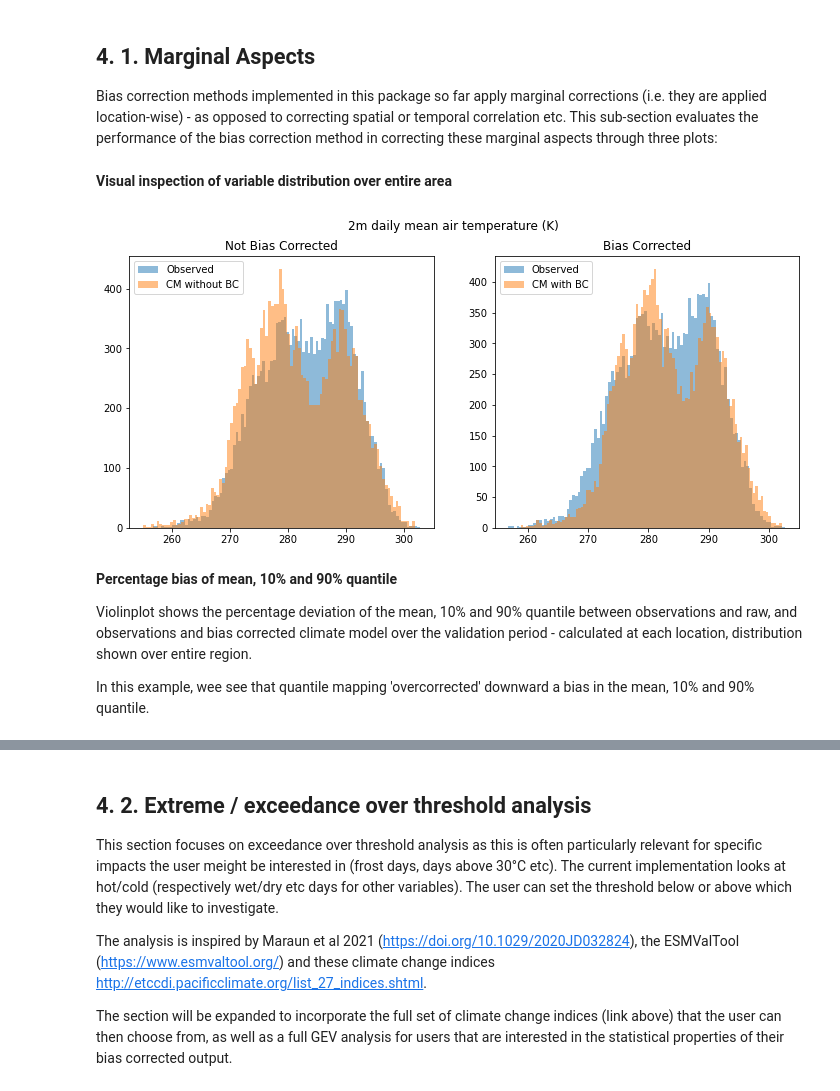
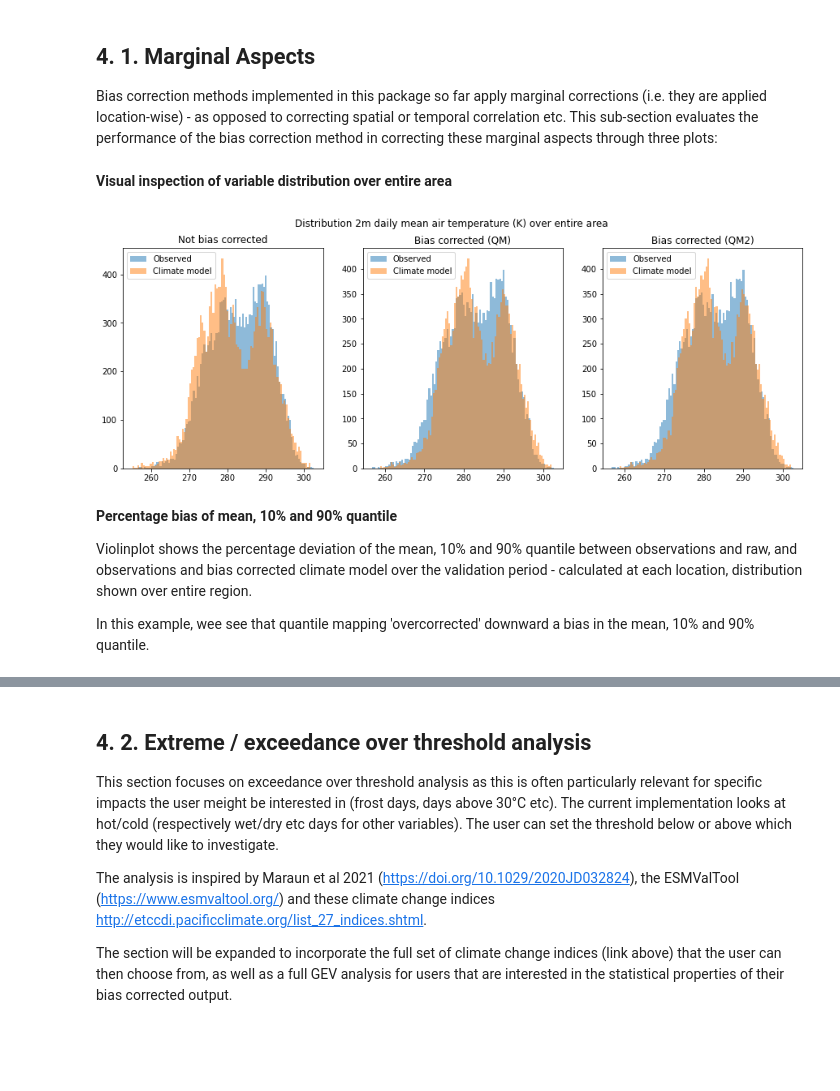
Before and after one commit to ecmwf-projects/ibicus, a Jupyter notebook: notebooks/debiasers_comparison_and_evaluation.ipynb, the cells around one changed output, grey strips where cells are left out. Saved outputs shown, nothing was run; the diff lists cells and outputs as text; code cells hidden in the pictures; blank space fills up the shorter version.

```diff
--- a/notebooks/debiasers_comparison_and_evaluation.ipynb
+++ b/notebooks/debiasers_comparison_and_evaluation.ipynb
@@ -150,19 +146,20 @@ In order to assess the performance of a bias correction methods, we need underly
 ## 4. 1. Marginal Aspects
 
 Bias correction methods implemented in this package so far apply marginal corrections (i.e. they are applied location-wise) - as opposed to correcting spatial or temporal correlation etc. This sub-section evaluates the performance of the bias correction method in correcting these marginal aspects through three plots:
-# %% [markdown]
-**Visual inspection of variable distribution over entire area**
-# %%
-tas_hist = evaluation_functions.histogram_plot('tas', np.ndarray.flatten(tas_obs_validate), np.ndarray.flatten(tas_cm_future),
-                    np.ndarray.flatten(tas_debiased_QM))
-tas_hist.show()
-# %% [output]
-[figure, removed]
-# %% [markdown]
-**Percentage bias of mean, 10% and 90% quantile**
-
-Violinplot shows the percentage deviation of the mean, 10% and 90% quantile between observations and raw, and observations and bias corrected climate model over the validation period - calculated at each location, distribution shown over entire region.
-
-In this example, wee see that quantile mapping 'overcorrected' downward a bias in the mean, 10% and 90% quantile.
+# %% [markdown]
+**Visual inspection of variable distribution over entire area**
+# %%
+tas_hist = marginal.plot_histogram(variable = 'tas', data_obs = np.ndarray.flatten(tas_obs_validate),
+               data_raw = np.ndarray.flatten(tas_cm_future), bin_number=100,
+               QM=np.ndarray.flatten(tas_debiased_QM), QM2 = np.ndarray.flatten(tas_debiased_QM))
+tas_hist.show()
+# %% [output]
+[figure, added]
+# %% [markdown]
+**Percentage bias of mean, 10% and 90% quantile**
+
+Violinplot shows the percentage deviation of the mean, 10% and 90% quantile between observations and raw, and observations and bias corrected climate model over the validation period - calculated at each location, distribution shown over entire region.
+
+In this example, wee see that quantile mapping 'overcorrected' downward a bias in the mean, 10% and 90% quantile.
 # %%
 # overview boxplot
```
Also changed, not shown: parts of 29 cells of this notebook, 7 other files.
